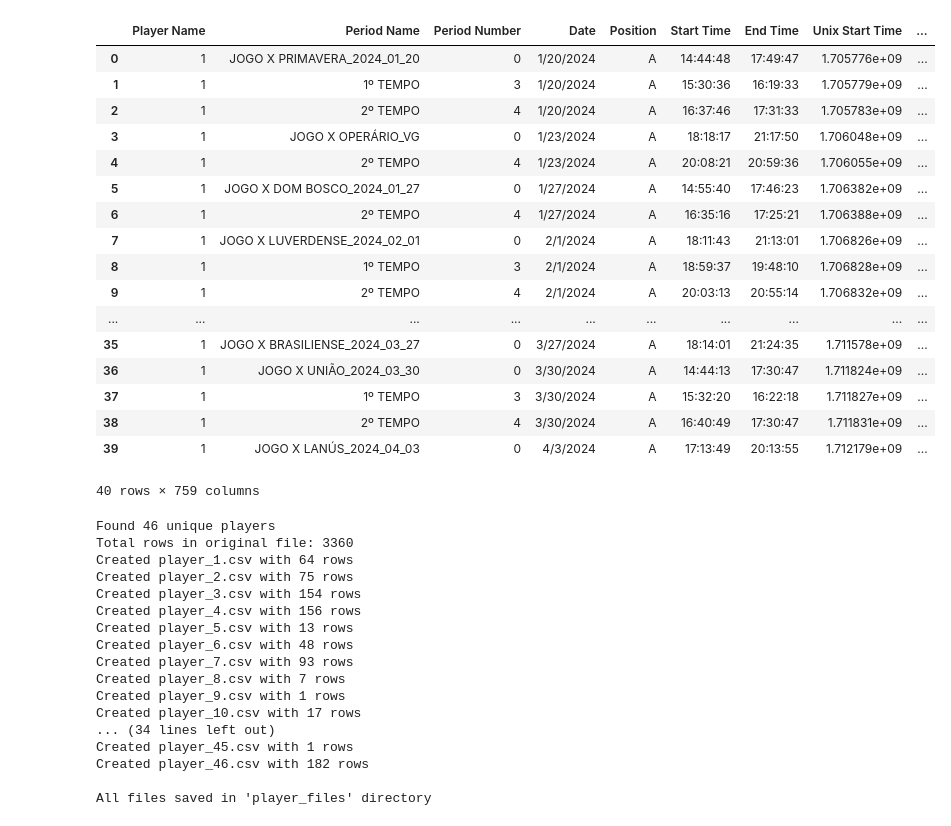
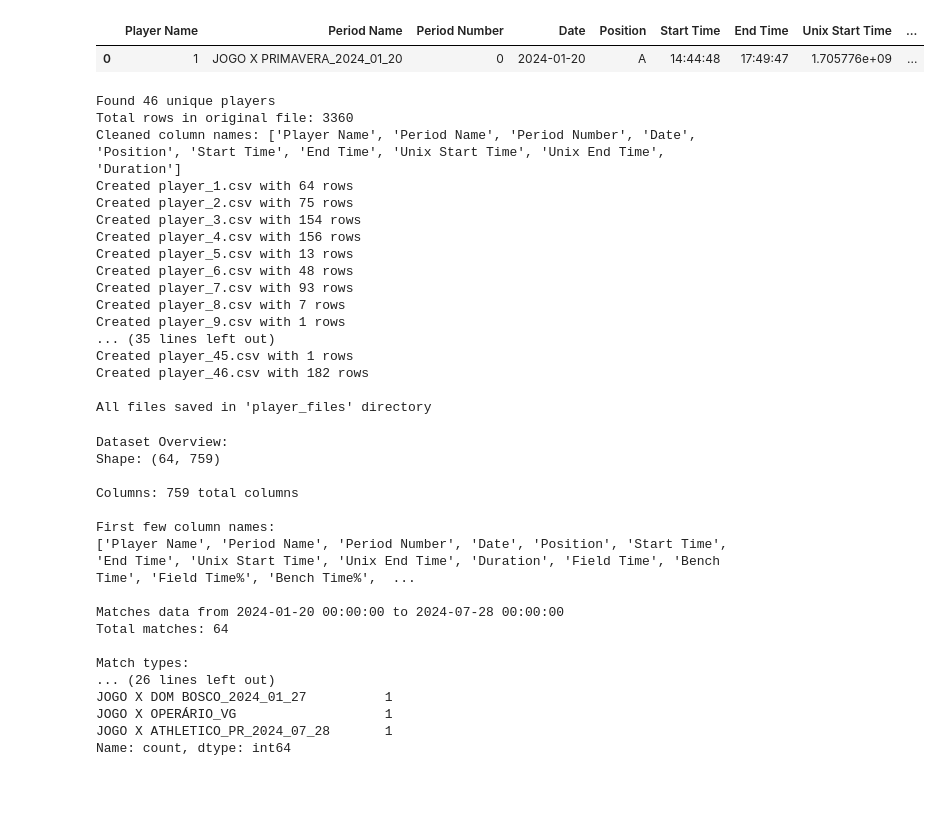
Before and after one commit to felipestawinski/analysis-gen, a Jupyter notebook: src/analysis_cuiaba.ipynb, the cells around one changed output. Saved outputs shown, nothing was run; the diff lists cells and outputs as text; code cells hidden in the pictures; blank space fills up the shorter version.

```diff
--- a/src/analysis_cuiaba.ipynb
+++ b/src/analysis_cuiaba.ipynb
@@ -5,30 +4,14 @@ df = pd.read_csv('../data/cuiaba.csv')
 # %%
+pd.set_option('display.max_columns', None)
 df = pd.read_csv('player_files/player_1.csv')
 # %%
-df.head(40)
+df.head(1)
 # %% [output]
 |  | Player Name | Period Name | Period Number | Date | Position | Start Time | End Time | Unix Start Time | ... |
-| 0 | 1 | JOGO X PRIMAVERA_2024_01_20 | 0 | 1/20/2024 | A | 14:44:48 | 17:49:47 | 1.705776e+09 | ... |
-| 1 | 1 | 1º TEMPO | 3 | 1/20/2024 | A | 15:30:36 | 16:19:33 | 1.705779e+09 | ... |
-| 2 | 1 | 2º TEMPO | 4 | 1/20/2024 | A | 16:37:46 | 17:31:33 | 1.705783e+09 | ... |
-| 3 | 1 | JOGO X OPERÁRIO_VG | 0 | 1/23/2024 | A | 18:18:17 | 21:17:50 | 1.706048e+09 | ... |
-| 4 | 1 | 2º TEMPO | 4 | 1/23/2024 | A | 20:08:21 | 20:59:36 | 1.706055e+09 | ... |
-| 5 | 1 | JOGO X DOM BOSCO_2024_01_27 | 0 | 1/27/2024 | A | 14:55:40 | 17:46:23 | 1.706382e+09 | ... |
-| 6 | 1 | 2º TEMPO | 4 | 1/27/2024 | A | 16:35:16 | 17:25:21 | 1.706388e+09 | ... |
-| 7 | 1 | JOGO X LUVERDENSE_2024_02_01 | 0 | 2/1/2024 | A | 18:11:43 | 21:13:01 | 1.706826e+09 | ... |
-| 8 | 1 | 1º TEMPO | 3 | 2/1/2024 | A | 18:59:37 | 19:48:10 | 1.706828e+09 | ... |
-| 9 | 1 | 2º TEMPO | 4 | 2/1/2024 | A | 20:03:13 | 20:55:14 | 1.706832e+09 | ... |
-| ... | ... | ... | ... | ... | ... | ... | ... | ... | ... |
-| 35 | 1 | JOGO X BRASILIENSE_2024_03_27 | 0 | 3/27/2024 | A | 18:14:01 | 21:24:35 | 1.711578e+09 | ... |
-| 36 | 1 | JOGO X UNIÃO_2024_03_30 | 0 | 3/30/2024 | A | 14:44:13 | 17:30:47 | 1.711824e+09 | ... |
-| 37 | 1 | 1º TEMPO | 3 | 3/30/2024 | A | 15:32:20 | 16:22:18 | 1.711827e+09 | ... |
-| 38 | 1 | 2º TEMPO | 4 | 3/30/2024 | A | 16:40:49 | 17:30:47 | 1.711831e+09 | ... |
-| 39 | 1 | JOGO X LANÚS_2024_04_03 | 0 | 4/3/2024 | A | 17:13:49 | 20:13:55 | 1.712179e+09 | ... |
+| 0 | 1 | JOGO X PRIMAVERA_2024_01_20 | 0 | 2024-01-20 | A | 14:44:48 | 17:49:47 | 1.705776e+09 | ... |
-40 rows × 759 columns
 # %%
-import pandas as pd
 import os
-
+# ...existing code...
 def split_players_data(input_file='../data/cuiaba.csv', output_directory='player_files'):
     """
     Split the cuiaba.csv file into separate files for each player.
@@ -45,11 +28,15 @@ def split_players_data(input_file='../data/cuiaba.csv', output_directory='player
     # Read the CSV file
     df = pd.read_csv(input_file)
 
+    # Strip leading/trailing whitespace from column names
+    df.columns = df.columns.str.strip()
+
     # Get unique players
     unique_players = df['Player Name'].unique()
 
     print(f"Found {len(unique_players)} unique players")
     print(f"Total rows in original file: {len(df)}")
+    print(f"Cleaned column names: {df.columns[:10].tolist()}")  # Show first 10 cleaned columns
 
     # Split data for each player
     for player in unique_players:
@@ -73,6 +60,7 @@ split_players_data()
 # %% [output]
 Found 46 unique players
 Total rows in original file: 3360
+Cleaned column names: ['Player Name', 'Period Name', 'Period Number', 'Date', 'Position', 'Start Time', 'End Time', 'Unix Start Time', 'Unix End Time', 'Duration']
 Created player_1.csv with 64 rows
 Created player_2.csv with 75 rows
 Created player_3.csv with 154 rows
@@ -82,9 +70,54 @@ Created player_6.csv with 48 rows
 Created player_7.csv with 93 rows
 Created player_8.csv with 7 rows
 Created player_9.csv with 1 rows
-Created player_10.csv with 17 rows
-... (34 lines left out)
+... (35 lines left out)
 Created player_45.csv with 1 rows
 Created player_46.csv with 182 rows
 
 All files saved in 'player_files' directory
+# %%
+import pandas as pd
+import matplotlib.pyplot as plt
+import seaborn as sns
+import numpy as np
+from datetime import datetime
+
+# Set style for better plots
+plt.style.use('default')
+sns.set_palette("husl")
+
+# Load and examine the data
+df = pd.read_csv('player_files/player_1.csv')
+
+print("Dataset Overview:")
+print(f"Shape: {df.shape}")
+print(f"\nColumns: {len(df.columns)} total columns")
+print(f"\nFirst few column names:")
+print(df.columns[:20].tolist())
+
+# Convert Date column to datetime
+df['Date'] = pd.to_datetime(df['Date'], format='%m/%d/%Y')
+
+# Display basic info about the matches
+print(f"\nMatches data from {df['Date'].min()} to {df['Date'].max()}")
+print(f"Total matches: {len(df)}")
+print(f"\nMatch types:")
+print(df['Period Name'].value_counts())
+# %% [output]
+Dataset Overview:
+Shape: (64, 759)
+
+Columns: 759 total columns
+
+First few column names:
+['Player Name', 'Period Name', 'Period Number', 'Date', 'Position', 'Start Time', 'End Time', 'Unix Start Time', 'Unix End Time', 'Duration', 'Field Time', 'Bench Time', 'Field Time%', 'Bench Time%',  ...
+
+Matches data from 2024-01-20 00:00:00 to 2024-07-28 00:00:00
+Total matches: 64
+
+Match types:
+... (26 lines left out)
+JOGO X DOM BOSCO_2024_01_27          1
+JOGO X OPERÁRIO_VG                   1
+JOGO X ATHLETICO_PR_2024_07_28       1
+Name: count, dtype: int64
```
Also changed, not shown: parts of 6 cells of this notebook, 47 other files.
